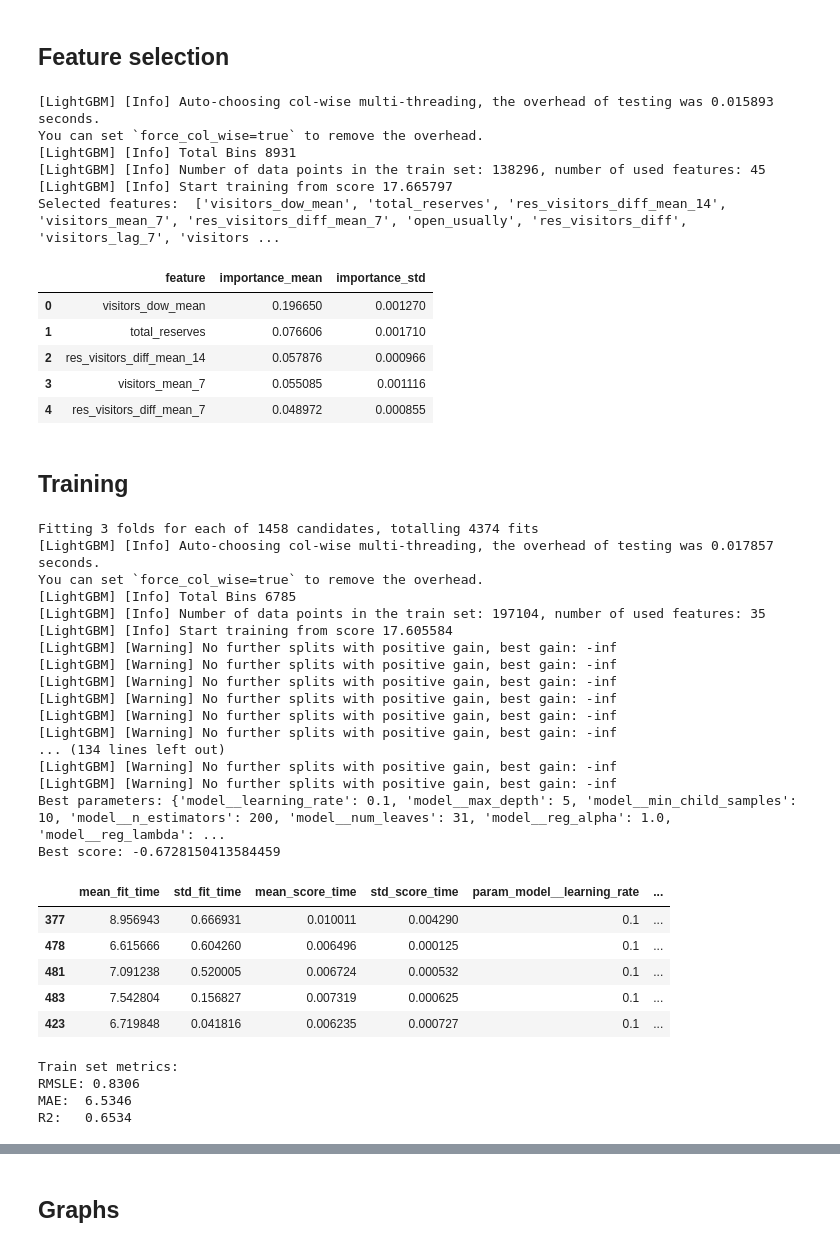
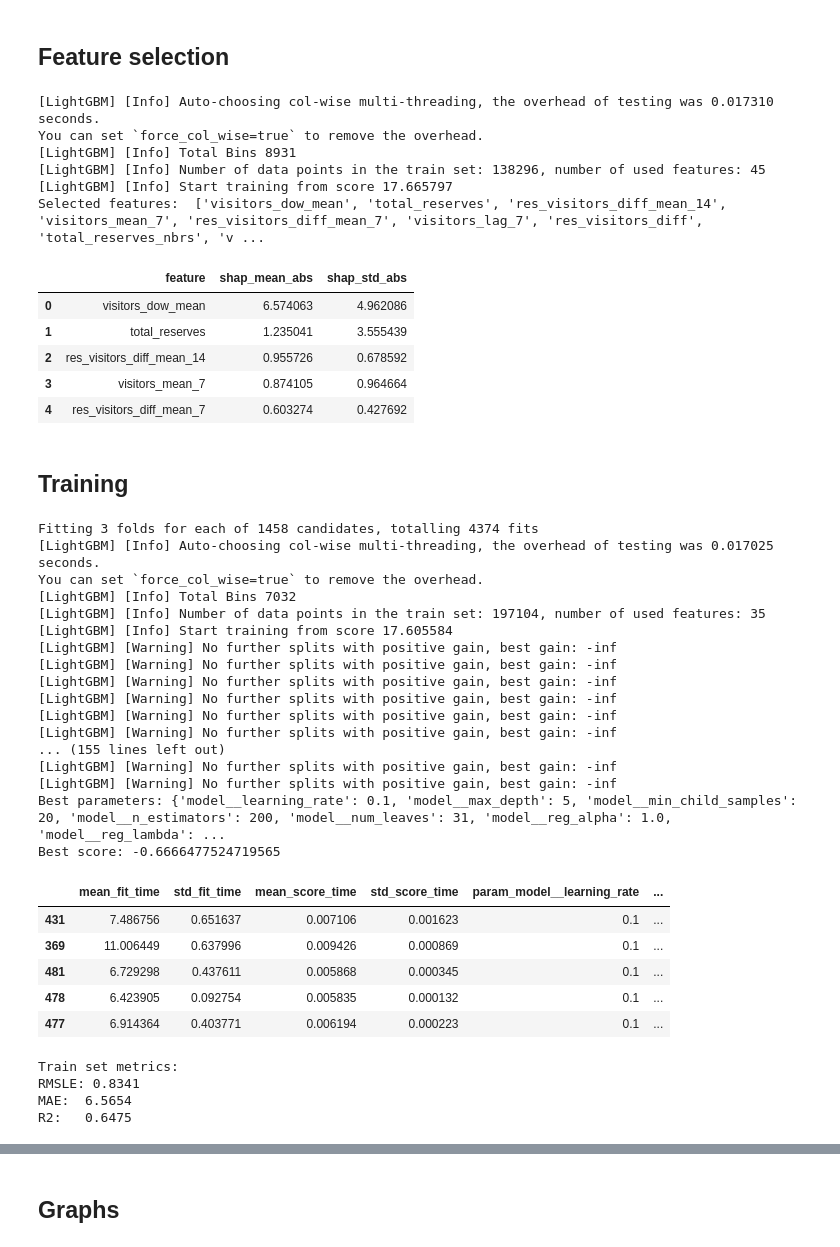
Before and after one commit to Lymuthien/mentoring_program, a Jupyter notebook: notebooks/4.0-model-training-lightgbm.ipynb, the cells around one changed output, grey strips where cells are left out. Cells and saved outputs as stored; diff of their text form; code cells hidden in the pictures.

```diff
--- a/notebooks/4.0-model-training-lightgbm.ipynb
+++ b/notebooks/4.0-model-training-lightgbm.ipynb
@@ -38,9 +40,9 @@ CV_SPLITS = 3
 TEST_SIZE = 0.2
 DROP_COLUMNS = [AIR_RESTAURANT_ID_COL, VISIT_DATE_COL, VISITORS_NBR_COL, DAY_OF_WEEK_COL, CITY_COL]
 
-PERM_TOP_K = 35
+FS_TOP_K = 35
 PERM_N_REPEATS = 5
-PERM_VALID_SIZE = 0.2
+FS_VALID_SIZE = 0.2
 
 MODEL_PATH = MODELS_DIR / "lightgbm_model.pkl"
 # %% [markdown]
@@ -77,36 +79,37 @@ Test set dates: 2017-01-23 00:00:00 to 2017-04-22 00:00:00
 # %% [markdown]
 ## Feature selection
 # %%
-selected_features, perm_importances = select_features_with_permutation_importance(
+lgbm = LGBMRegressor(random_state=42, n_estimators=150)
+selected_features, feature_stats = shap_fs(
     X_train,
     y_train,
+    lgbm,
     drop_features=DROP_COLUMNS,
-    test_size=PERM_VALID_SIZE,
-    n_repeats=PERM_N_REPEATS,
-    top_k=PERM_TOP_K,
+    test_size=FS_VALID_SIZE,
+    top_k=FS_TOP_K,
 )
 
 FEATURES_TO_DROP = build_feature_drop_list(
     X.columns.tolist(),
     selected_features,
 )
 FEATURES_TO_KEEP = [c for c in X.columns if c not in FEATURES_TO_DROP]
 
 print("Selected features: ", selected_features)
-perm_importances.head()
+feature_stats.head()
 # %% [output]
-[LightGBM] [Info] Auto-choosing col-wise multi-threading, the overhead of testing was 0.015893 seconds.
+[LightGBM] [Info] Auto-choosing col-wise multi-threading, the overhead of testing was 0.017310 seconds.
 You can set `force_col_wise=true` to remove the overhead.
 [LightGBM] [Info] Total Bins 8931
 [LightGBM] [Info] Number of data points in the train set: 138296, number of used features: 45
 [LightGBM] [Info] Start training from score 17.665797
-Selected features:  ['visitors_dow_mean', 'total_reserves', 'res_visitors_diff_mean_14', 'visitors_mean_7', 'res_visitors_diff_mean_7', 'open_usually', 'res_visitors_diff', 'visitors_lag_7', 'visitors ...
+Selected features:  ['visitors_dow_mean', 'total_reserves', 'res_visitors_diff_mean_14', 'visitors_mean_7', 'res_visitors_diff_mean_7', 'visitors_lag_7', 'res_visitors_diff', 'total_reserves_nbrs', 'v ...
-|  | feature | importance_mean | importance_std |
-| 0 | visitors_dow_mean | 0.196650 | 0.001270 |
-| 1 | total_reserves | 0.076606 | 0.001710 |
-| 2 | res_visitors_diff_mean_14 | 0.057876 | 0.000966 |
-| 3 | visitors_mean_7 | 0.055085 | 0.001116 |
-| 4 | res_visitors_diff_mean_7 | 0.048972 | 0.000855 |
+|  | feature | shap_mean_abs | shap_std_abs |
+| 0 | visitors_dow_mean | 6.574063 | 4.962086 |
+| 1 | total_reserves | 1.235041 | 3.555439 |
+| 2 | res_visitors_diff_mean_14 | 0.955726 | 0.678592 |
+| 3 | visitors_mean_7 | 0.874105 | 0.964664 |
+| 4 | res_visitors_diff_mean_7 | 0.603274 | 0.427692 |
 # %% [markdown]
 ## Training
 # %%
@@ -122,9 +125,9 @@ print("Best parameters:", grid_search.best_params_)
 print("Best score:", grid_search.best_score_)
 # %% [output]
 Fitting 3 folds for each of 1458 candidates, totalling 4374 fits
-[LightGBM] [Info] Auto-choosing col-wise multi-threading, the overhead of testing was 0.017857 seconds.
+[LightGBM] [Info] Auto-choosing col-wise multi-threading, the overhead of testing was 0.017025 seconds.
 You can set `force_col_wise=true` to remove the overhead.
-[LightGBM] [Info] Total Bins 6785
+[LightGBM] [Info] Total Bins 7032
 [LightGBM] [Info] Number of data points in the train set: 197104, number of used features: 35
 [LightGBM] [Info] Start training from score 17.605584
 [LightGBM] [Warning] No further splits with positive gain, best gain: -inf
@@ -133,20 +136,20 @@ You can set `force_col_wise=true` to remove the overhead.
 [LightGBM] [Warning] No further splits with positive gain, best gain: -inf
 [LightGBM] [Warning] No further splits with positive gain, best gain: -inf
 [LightGBM] [Warning] No further splits with positive gain, best gain: -inf
-... (134 lines left out)
+... (155 lines left out)
 [LightGBM] [Warning] No further splits with positive gain, best gain: -inf
 [LightGBM] [Warning] No further splits with positive gain, best gain: -inf
-Best parameters: {'model__learning_rate': 0.1, 'model__max_depth': 5, 'model__min_child_samples': 10, 'model__n_estimators': 200, 'model__num_leaves': 31, 'model__reg_alpha': 1.0, 'model__reg_lambda': ...
-Best score: -0.6728150413584459
+Best parameters: {'model__learning_rate': 0.1, 'model__max_depth': 5, 'model__min_child_samples': 20, 'model__n_estimators': 200, 'model__num_leaves': 31, 'model__reg_alpha': 1.0, 'model__reg_lambda': ...
+Best score: -0.6666477524719565
 # %%
 pd.DataFrame(grid_search.cv_results_).sort_values("rank_test_score").head()
 # %% [output]
 |  | mean_fit_time | std_fit_time | mean_score_time | std_score_time | param_model__learning_rate | ... |
-| 377 | 8.956943 | 0.666931 | 0.010011 | 0.004290 | 0.1 | ... |
-| 478 | 6.615666 | 0.604260 | 0.006496 | 0.000125 | 0.1 | ... |
-| 481 | 7.091238 | 0.520005 | 0.006724 | 0.000532 | 0.1 | ... |
-| 483 | 7.542804 | 0.156827 | 0.007319 | 0.000625 | 0.1 | ... |
-| 423 | 6.719848 | 0.041816 | 0.006235 | 0.000727 | 0.1 | ... |
+| 431 | 7.486756 | 0.651637 | 0.007106 | 0.001623 | 0.1 | ... |
+| 369 | 11.006449 | 0.637996 | 0.009426 | 0.000869 | 0.1 | ... |
+| 481 | 6.729298 | 0.437611 | 0.005868 | 0.000345 | 0.1 | ... |
+| 478 | 6.423905 | 0.092754 | 0.005835 | 0.000132 | 0.1 | ... |
+| 477 | 6.914364 | 0.403771 | 0.006194 | 0.000223 | 0.1 | ... |
 # %%
 model = grid_search.best_estimator_
 y_train_pred = model.predict(X_train)
@@ -162,9 +165,9 @@ print(f"MAE:  {train_mae:.4f}")
 print(f"R2:   {train_r2:.4f}")
 # %% [output]
 Train set metrics:
-RMSLE: 0.8306
-MAE:  6.5346
-R2:   0.6534
+RMSLE: 0.8341
+MAE:  6.5654
+R2:   0.6475
 # %%
 y_test_pred, temp_features = recursive_predict(
     model,
```
Also changed, not shown: parts of 7 cells of this notebook, 1 other file.
